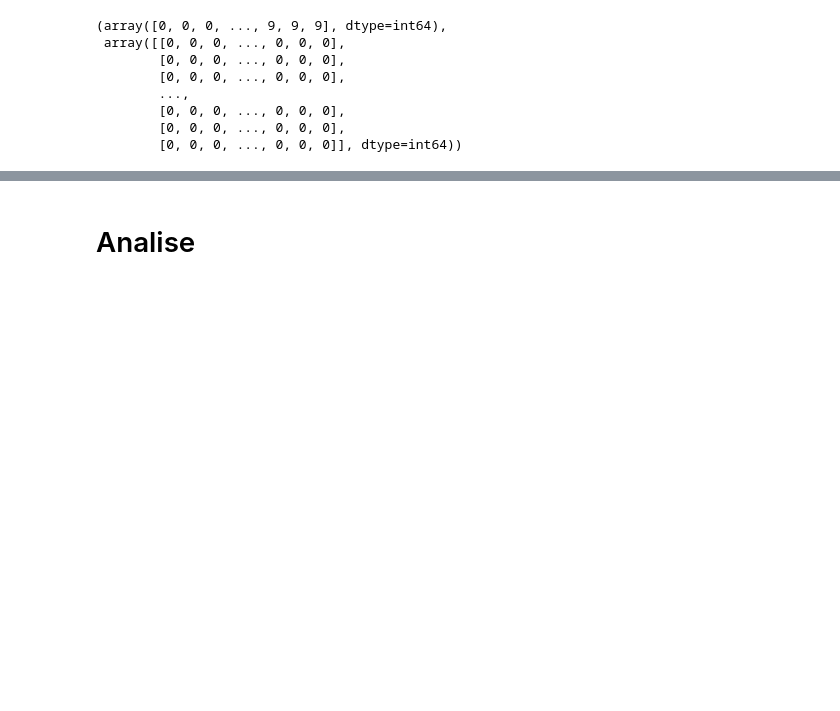
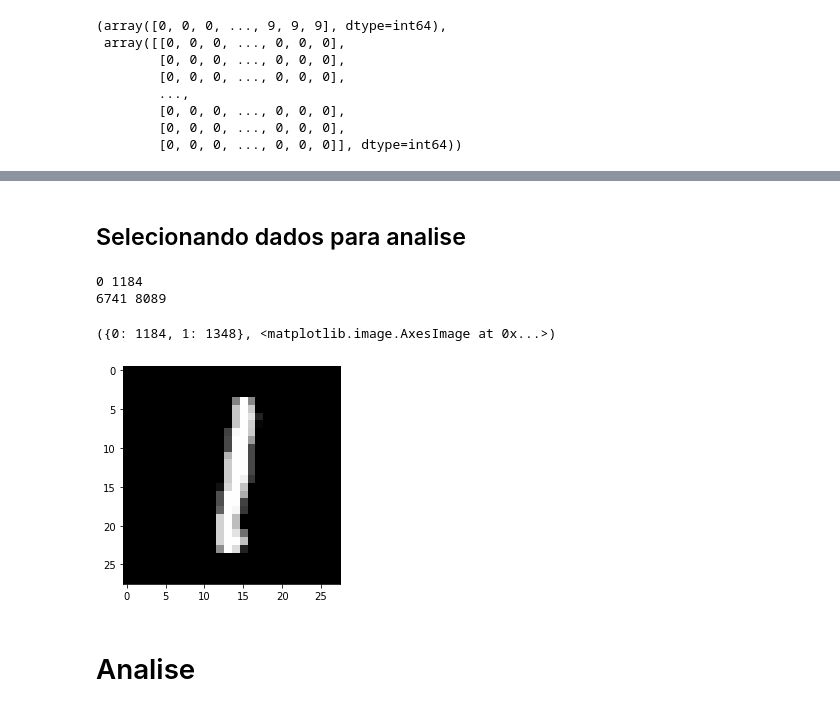
Before and after one commit to MarcoGrivol/Manifold-Learning, a Jupyter notebook: mnist.ipynb, the cells around one changed output, grey strips where cells are left out. Saved outputs shown, nothing was run; the diff lists cells and outputs as text; code cells hidden in the pictures; blank space fills up the shorter version.

```diff
--- a/mnist.ipynb
+++ b/mnist.ipynb
@@ -102,3 +91,28 @@ x_cut = x[:idx, :]
+# %% [markdown]
+## Selecionando dados para analise
+# %%
+# selecionando apenas parte dos dados
+# idx = sum([num_data[i] for i in range(n_class)]) # soma a qtd de elementos de cada label
+# idx = int(idx * class_percent)
+# label_cut = label[:idx]
+# x_cut = x[:idx, :]
+
+x_cut = np.empty((0, 784))
+label_cut = np.empty((1, 0), dtype=np.uint8)
+for i in range(n_class):
+    start = i * (num_data[i] - 1)
+    end = int(num_data[i] * class_percent) + start
+    label_cut = np.append(label_cut, label[start : end])
+    x_cut = np.vstack((x_cut, x[start : end, :]))
+
+unique, counts = np.unique(label_cut, return_counts=True)
+num_data_cut = dict(zip(unique, counts))
+num_data_cut, plt.imshow(x_cut[1184].reshape(28, 28), cmap='gray')
+# %% [output]
+0 1184
+6741 8089
+({0: 1184, 1: 1348}, <matplotlib.image.AxesImage at 0x...>)
+[figure, added]
 # %%
 import random
 c = list(zip(x_cut, label_cut))
```
Also changed, not shown: parts of 17 cells of this notebook, 2 other files.
